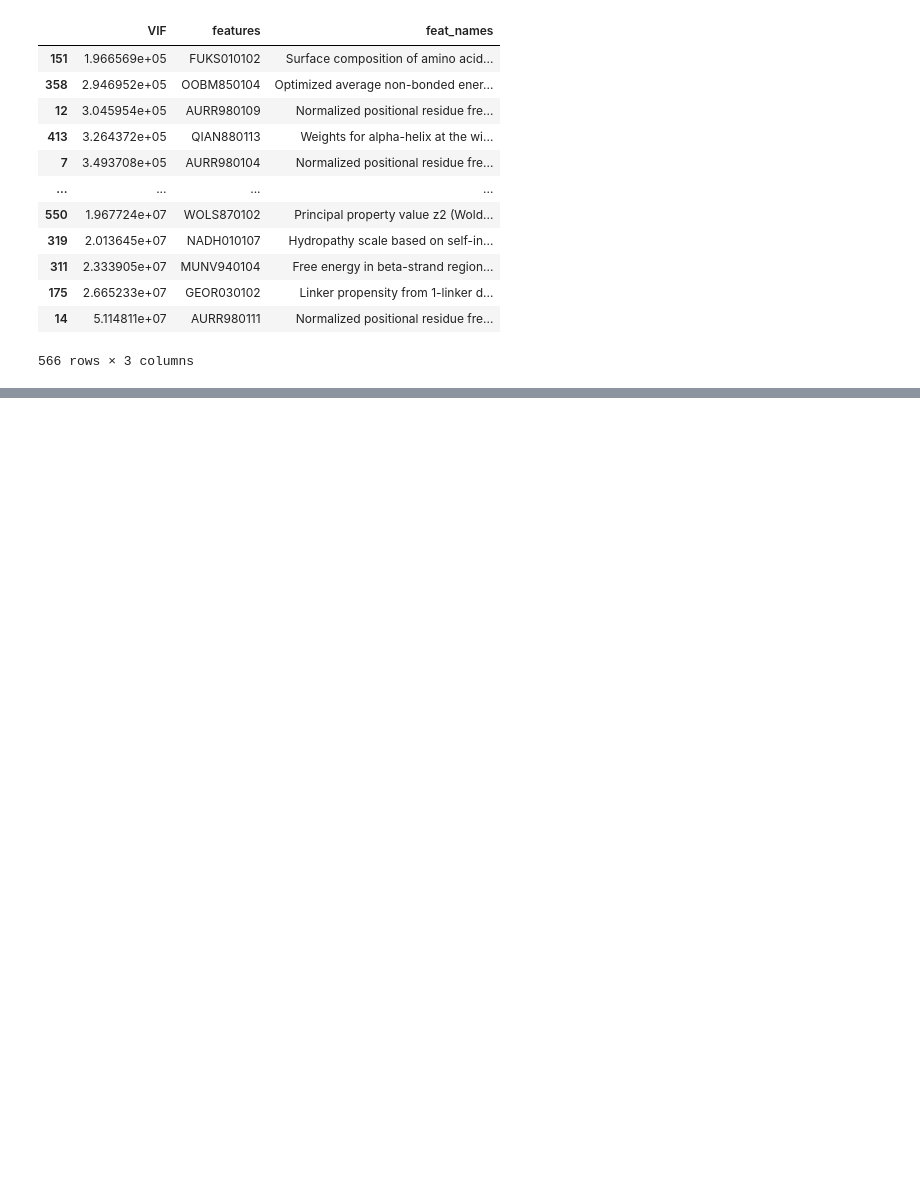
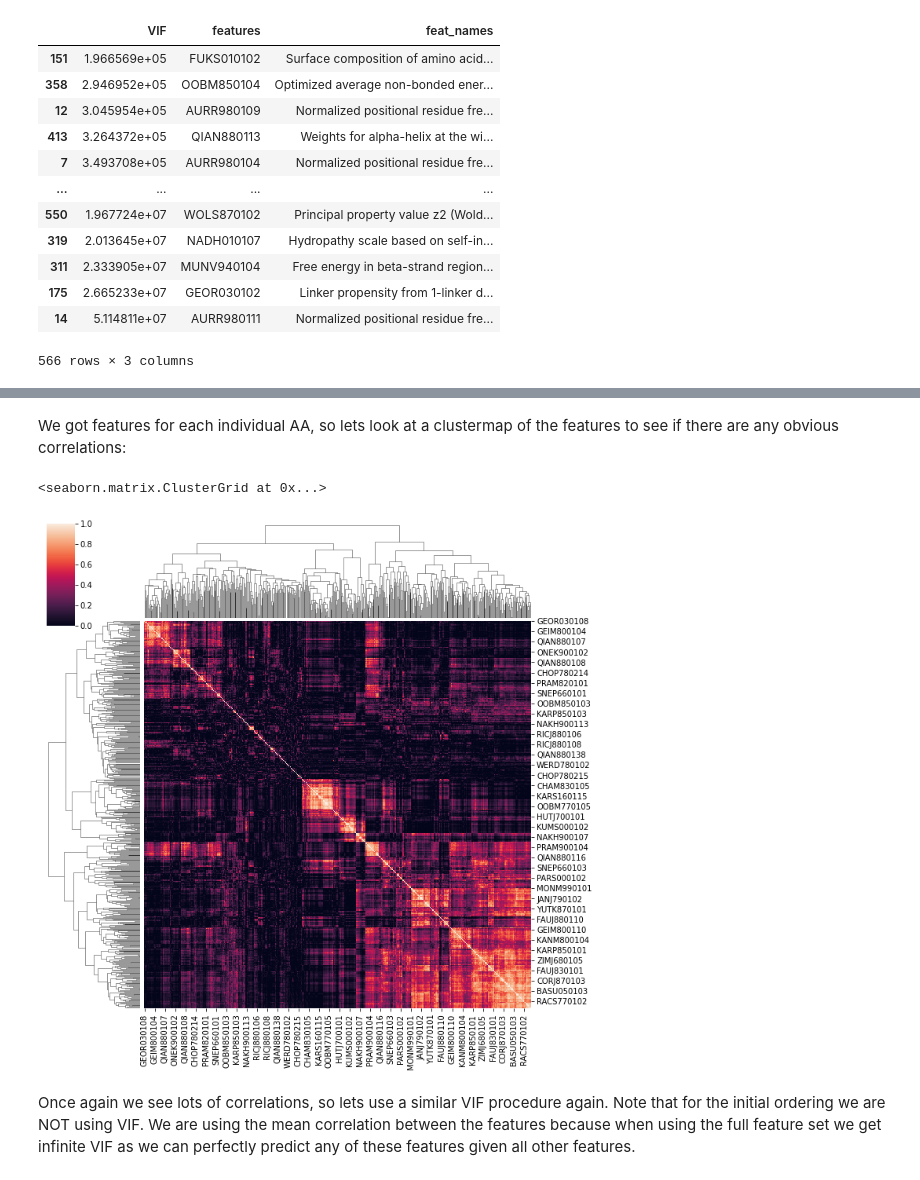
Before and after one commit to austinv11/IDP-Predictor, a Jupyter notebook: aaindex_feature_importance.ipynb, the cells around one changed output, grey strips where cells are left out. Saved outputs shown, nothing was run; the diff lists cells and outputs as text; code cells hidden in the pictures; blank space fills up the shorter version.

```diff
--- a/aaindex_feature_importance.ipynb
+++ b/aaindex_feature_importance.ipynb
@@ -309,0 +393,9 @@ Write script to extract all the features separately
+# %%
+# All amino acid letters covered by AAINDEX:
+AAs = "ALRKNMDFCPQSETGWHYIV"
+aaindex_df = pd.DataFrame()
+aaindex_df['AA'] = [aa for aa in AAs]
+for feature in aa_index_feats:
+    aaindex_df[feature] = zscore([aaindex[feature]['values'][aa] for aa in AAs])
+    aaindex_df = aaindex_df.copy()  # Need to do this to avoid the pandas warning
+aaindex_df
@@ -309,0 +421,9 @@ Write script to extract all the features separately
+# %% [markdown]
+We got features for each individual AA, so lets look at a clustermap of the features to see if there are any obvious correlations:
+# %%
+sns.clustermap(aaindex_df[[f for f in aa_index_feats]].corr()**2)
+# %% [output]
+<seaborn.matrix.ClusterGrid at 0x...>
+[figure, added]
+# %% [markdown]
+Once again we see lots of correlations, so lets use a similar VIF procedure again. Note that for the initial ordering we are NOT using VIF. We are using the mean correlation between the features because when using the full feature set we get infinite VIF as we can perfectly predict any of these features given all other features.
```
Also changed, not shown: parts of 33 cells of this notebook, 1 other file.
